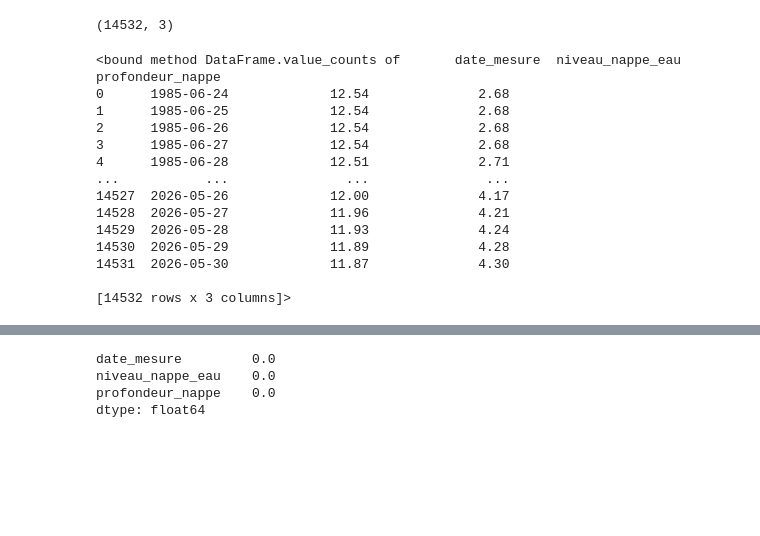
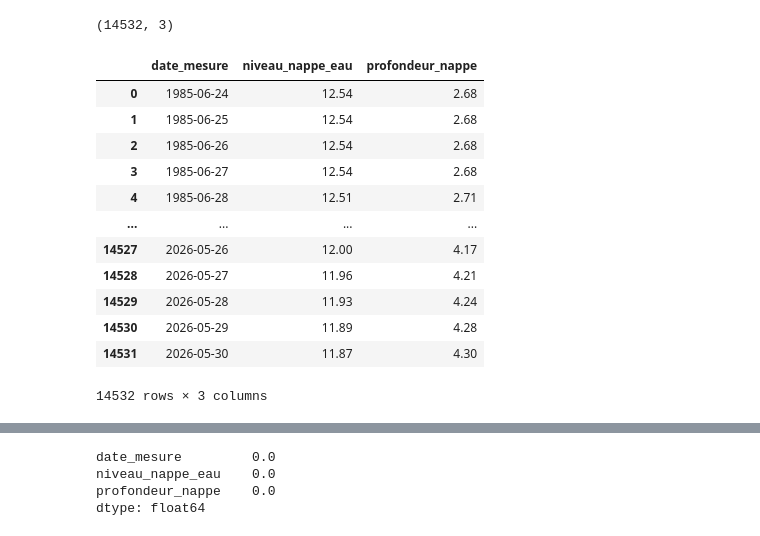
Before and after one commit to charourou/Projet_Hydrosense, a Jupyter notebook: notebooks/data_cleaning_rh_79.ipynb, the cells around one changed output, grey strips where cells are left out. Cells and saved outputs as stored; diff of their text form; code cells hidden in the pictures; blank space fills up the shorter version.

```diff
--- a/notebooks/data_cleaning_rh_79.ipynb
+++ b/notebooks/data_cleaning_rh_79.ipynb
@@ -61,22 +61,21 @@ df.shape
 # %% [output]
 (14532, 3)
 # %%
-df.value_counts
+df
 # %% [output]
+|  | date_mesure | niveau_nappe_eau | profondeur_nappe |
+| 0 | 1985-06-24 | 12.54 | 2.68 |
+| 1 | 1985-06-25 | 12.54 | 2.68 |
+| 2 | 1985-06-26 | 12.54 | 2.68 |
+| 3 | 1985-06-27 | 12.54 | 2.68 |
+| 4 | 1985-06-28 | 12.51 | 2.71 |
+| ... | ... | ... | ... |
+| 14527 | 2026-05-26 | 12.00 | 4.17 |
+| 14528 | 2026-05-27 | 11.96 | 4.21 |
+| 14529 | 2026-05-28 | 11.93 | 4.24 |
+| 14530 | 2026-05-29 | 11.89 | 4.28 |
+| 14531 | 2026-05-30 | 11.87 | 4.30 |
-<bound method DataFrame.value_counts of       date_mesure  niveau_nappe_eau  profondeur_nappe
-0      1985-06-24             12.54              2.68
-1      1985-06-25             12.54              2.68
-2      1985-06-26             12.54              2.68
-3      1985-06-27             12.54              2.68
-4      1985-06-28             12.51              2.71
-...           ...               ...               ...
-14527  2026-05-26             12.00              4.17
-14528  2026-05-27             11.96              4.21
-14529  2026-05-28             11.93              4.24
-14530  2026-05-29             11.89              4.28
-14531  2026-05-30             11.87              4.30
-
-[14532 rows x 3 columns]>
+14532 rows × 3 columns
 # %%
 df['niveau_nappe_eau'].value_counts()
 # %% [output]
```
Also changed, not shown: parts of 1 cell of this notebook, 2 other files.
